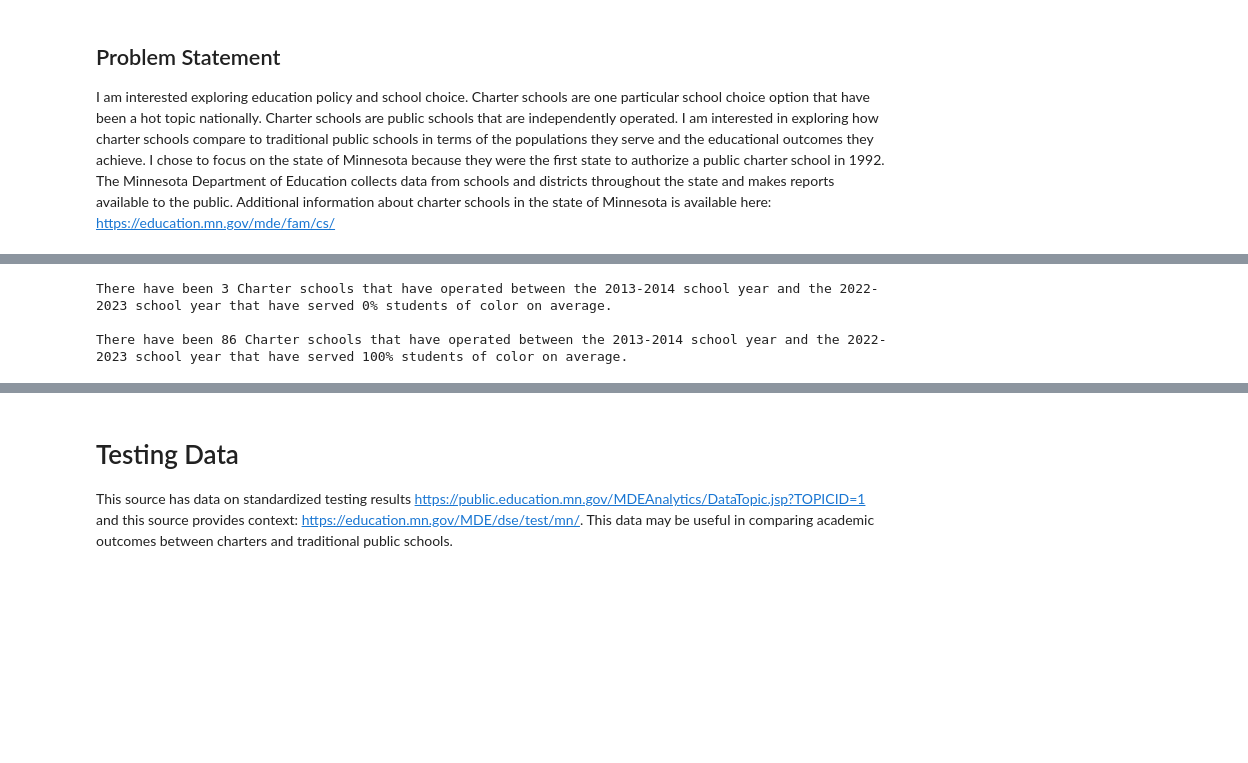
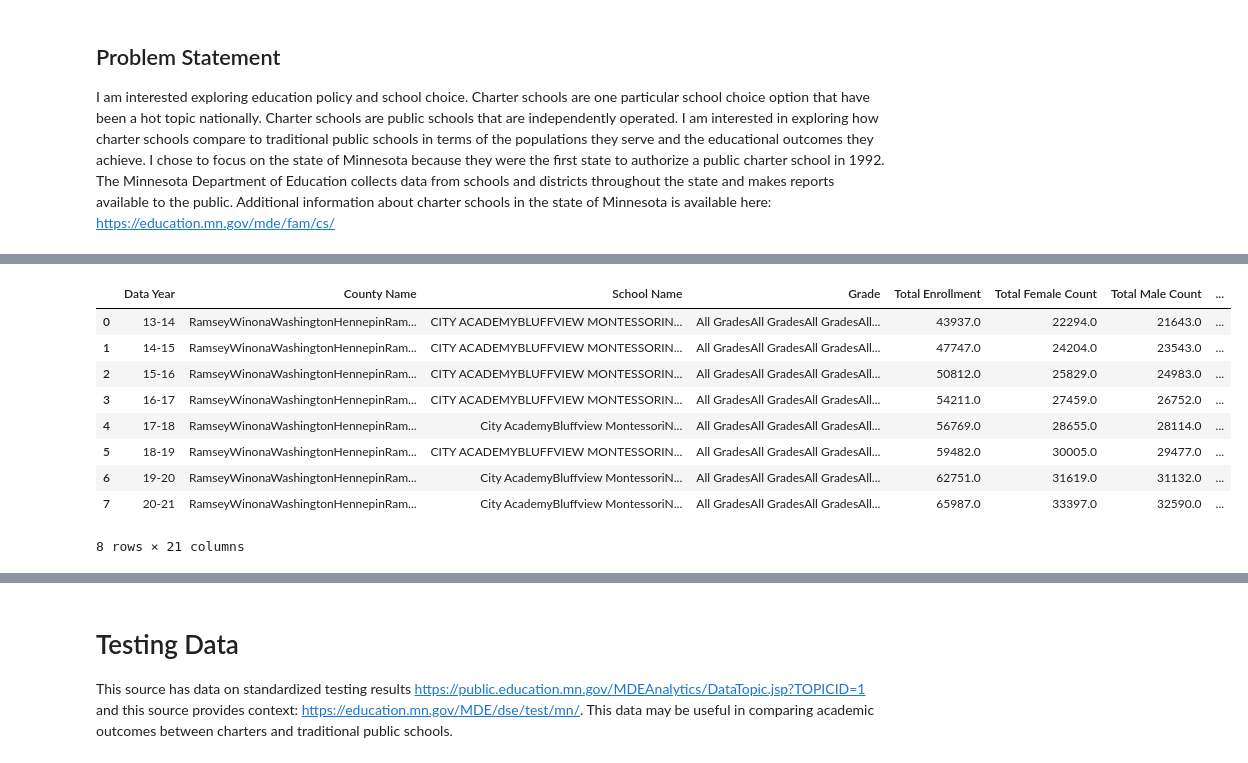
Before and after one commit to BrowynSherman/Sherman_DSTEP23_Final, a Jupyter notebook: Sherman_DSTEP_Final.ipynb, the cells around one changed output, grey strips where cells are left out. Cells and saved outputs as stored; diff of their text form; code cells hidden in the pictures; blank space fills up the shorter version.

```diff
--- a/Sherman_DSTEP_Final.ipynb
+++ b/Sherman_DSTEP_Final.ipynb
@@ -393,11 +327,32 @@ plt.show()
-# %%
-sum_zeros = charter_sorted[charter_sorted['% of students who are poc'] == 0.0]['% of students who are poc'].count()
-sum_hundreds = charter_sorted[charter_sorted['% of students who are poc'] == 100.0]['% of students who are poc'].count()
-
-print(f'There have been {sum_zeros} Charter schools that have operated between the 2013-2014 school year and the 2022-2023 school year that have served 0% students of color on average.')
-print('')
-print(f'There have been {sum_hundreds} Charter schools that have operated between the 2013-2014 school year and the 2022-2023 school year that have served 100% students of color on average.')
-# %% [output]
-There have been 3 Charter schools that have operated between the 2013-2014 school year and the 2022-2023 school year that have served 0% students of color on average.
-
-There have been 86 Charter schools that have operated between the 2013-2014 school year and the 2022-2023 school year that have served 100% students of color on average.
+# %%
+# -- Need to Address NANs
+# -- group by year and sum
+grp14=sy14_sub.groupby("Data Year").sum().reset_index()
+grp15=sy15_sub.groupby("Data Year").sum().reset_index()
+grp16=sy16_sub.groupby("Data Year").sum().reset_index()
+grp17=sy17_sub.groupby("Data Year").sum().reset_index()
+grp18=sy18_sub.groupby("Data Year").sum().reset_index()
+grp19=sy19_sub.groupby("Data Year").sum().reset_index()
+grp20=sy20_sub.groupby("Data Year").sum().reset_index()
+grp21=sy21_sub.groupby("Data Year").sum().reset_index()
+grp22=sy22_sub.groupby("Data Year").sum().reset_index()
+grp23=sy23_sub.groupby("Data Year").sum().reset_index()
+
+# -- combine results into a single dataframe
+charter_result = pd.concat([grp14, grp15, grp16, grp17, grp18, grp19, grp20, grp21], ignore_index=True)
+
+
+# -- need to combine years 22 and 23
+
+charter_result
+# %% [output]
+|  | Data Year | County Name | School Name | Grade | Total Enrollment | Total Female Count | Total Male Count | ... |
+| 0 | 13-14 | RamseyWinonaWashingtonHennepinRam... | CITY ACADEMYBLUFFVIEW MONTESSORIN... | All GradesAll GradesAll GradesAll... | 43937.0 | 22294.0 | 21643.0 | ... |
+| 1 | 14-15 | RamseyWinonaWashingtonHennepinRam... | CITY ACADEMYBLUFFVIEW MONTESSORIN... | All GradesAll GradesAll GradesAll... | 47747.0 | 24204.0 | 23543.0 | ... |
+| 2 | 15-16 | RamseyWinonaWashingtonHennepinRam... | CITY ACADEMYBLUFFVIEW MONTESSORIN... | All GradesAll GradesAll GradesAll... | 50812.0 | 25829.0 | 24983.0 | ... |
+| 3 | 16-17 | RamseyWinonaWashingtonHennepinRam... | CITY ACADEMYBLUFFVIEW MONTESSORIN... | All GradesAll GradesAll GradesAll... | 54211.0 | 27459.0 | 26752.0 | ... |
+| 4 | 17-18 | RamseyWinonaWashingtonHennepinRam... | City AcademyBluffview MontessoriN... | All GradesAll GradesAll GradesAll... | 56769.0 | 28655.0 | 28114.0 | ... |
+| 5 | 18-19 | RamseyWinonaWashingtonHennepinRam... | CITY ACADEMYBLUFFVIEW MONTESSORIN... | All GradesAll GradesAll GradesAll... | 59482.0 | 30005.0 | 29477.0 | ... |
+| 6 | 19-20 | RamseyWinonaWashingtonHennepinRam... | City AcademyBluffview MontessoriN... | All GradesAll GradesAll GradesAll... | 62751.0 | 31619.0 | 31132.0 | ... |
+| 7 | 20-21 | RamseyWinonaWashingtonHennepinRam... | City AcademyBluffview MontessoriN... | All GradesAll GradesAll GradesAll... | 65987.0 | 33397.0 | 32590.0 | ... |
+8 rows × 21 columns
```
Also changed, not shown: parts of 31 cells of this notebook.
